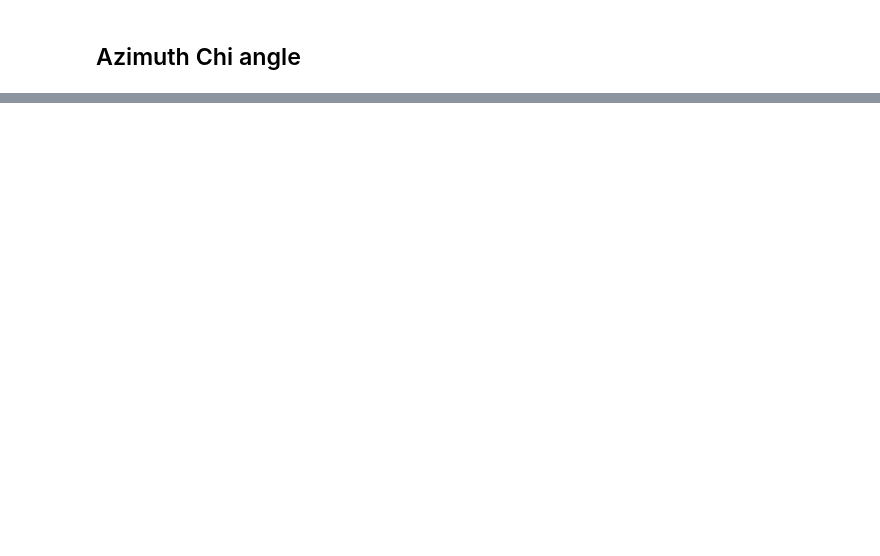
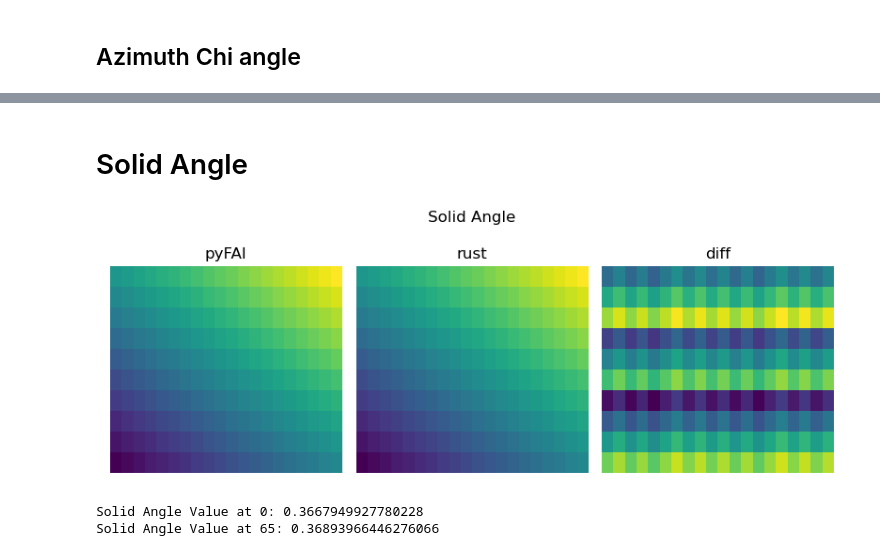
Before and after one commit to CPrescher/Dioptrin, a Jupyter notebook: notebooks/geometry_test_check.ipynb, the cells around one changed output, grey strips where cells are left out. Drawn from its saved outputs; the diff is of its cells as text; code cells hidden in the pictures; blank space fills up the shorter version.

Commit message:
added solid angle and  polarization calculation

```diff
--- a/notebooks/geometry_test_check.ipynb
+++ b/notebooks/geometry_test_check.ipynb
@@ -188,0 +191,27 @@ Chi Value at 65: -1.9388844248371555
+# %% [markdown]
+# Solid Angle
+# %%
+sa = geometry.solidAngleArray()
+sa_rust = np.loadtxt("test_output/solid_angle.txt").reshape(shape)
+
+figure(figsize=(8, 3))
+suptitle("Solid Angle")
+subplot(1, 3, 1)
+title("pyFAI"); axis("off")
+imshow(sa, origin="lower", aspect="auto")
+subplot(1, 3, 2)
+title("rust"); axis("off")
+imshow(sa_rust, origin="lower", aspect="auto")
+subplot(1, 3, 3)
+title("diff"); axis("off")
+imshow(sa_rust-sa, origin="lower", aspect="auto")
+tight_layout()
+# %% [output]
+[figure, added]
+# %%
+index=[0, test_index]
+for i in index:
+    print("Solid Angle Value at {}: {}".format(i, sa.flatten()[i]))
+# %% [output]
+Solid Angle Value at 0: 0.3667949927780228
+Solid Angle Value at 65: 0.36893966446276066
```
Also changed, not shown: parts of 15 cells of this notebook, 1 other file.
